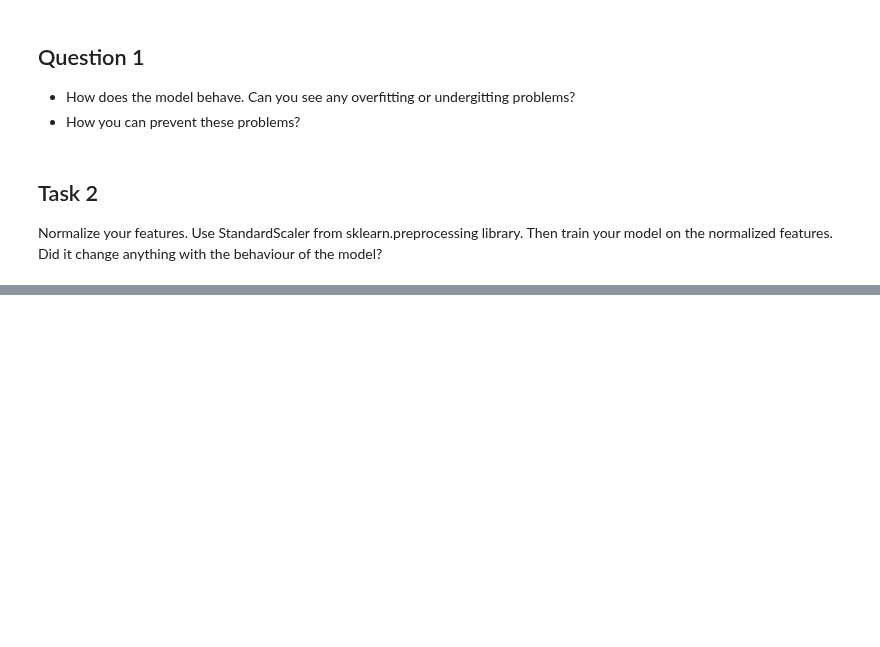
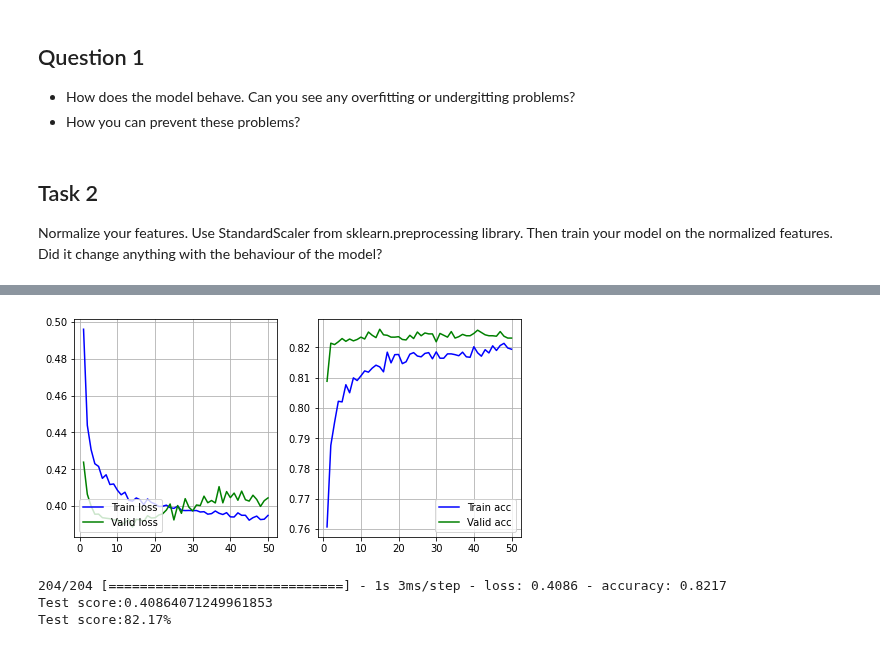
Before and after one commit to For-Chance/CourseOfConstructionInformation, a Jupyter notebook: Class/Class_11/CensusKeras/census_keras_empty.ipynb, the cells around one changed output, grey strips where cells are left out. Saved outputs shown, nothing was run; the diff lists cells and outputs as text; code cells hidden in the pictures; blank space fills up the shorter version.

```diff
--- a/Class/Class_11/CensusKeras/census_keras_empty.ipynb
+++ b/Class/Class_11/CensusKeras/census_keras_empty.ipynb
@@ -185,6 +503,16 @@ Normalize your features. Use StandardScaler from sklearn.preprocessing library.
 # %%
 from sklearn.preprocessing import StandardScaler
 # ENTER YOUR CODE HERE
+scaler = StandardScaler()
 # %%
 # Create and train the model
 # ENTER YOUR CODE HERE
+X_train_norm = scaler.fit_transform(X_train)
+X_valid_norm = scaler.transform(X_valid)
+X_test_norm = scaler.transform(X_test)
+# %%
+model = create_model()
+history = model.fit(X_train_norm, y_train,
+          validation_data = (X_valid_norm, y_valid),
+          batch_size = batch_size,
+          epochs = epochs)
@@ -190,0 +538,12 @@ from sklearn.preprocessing import StandardScaler
+# %%
+plot_train_valid_history(history)
+# %% [output]
+[figure, added]
+# %%
+score, acc = model.evaluate(X_test_norm, y_test)
+print(f'Test score:{score}')
+print(f'Test score:{100*acc:.2f}%')
+# %% [output]
+204/204 [==============================] - 1s 3ms/step - loss: 0.4086 - accuracy: 0.8217
+Test score:0.40864071249961853
+Test score:82.17%
```
Also changed, not shown: parts of 28 cells of this notebook.
